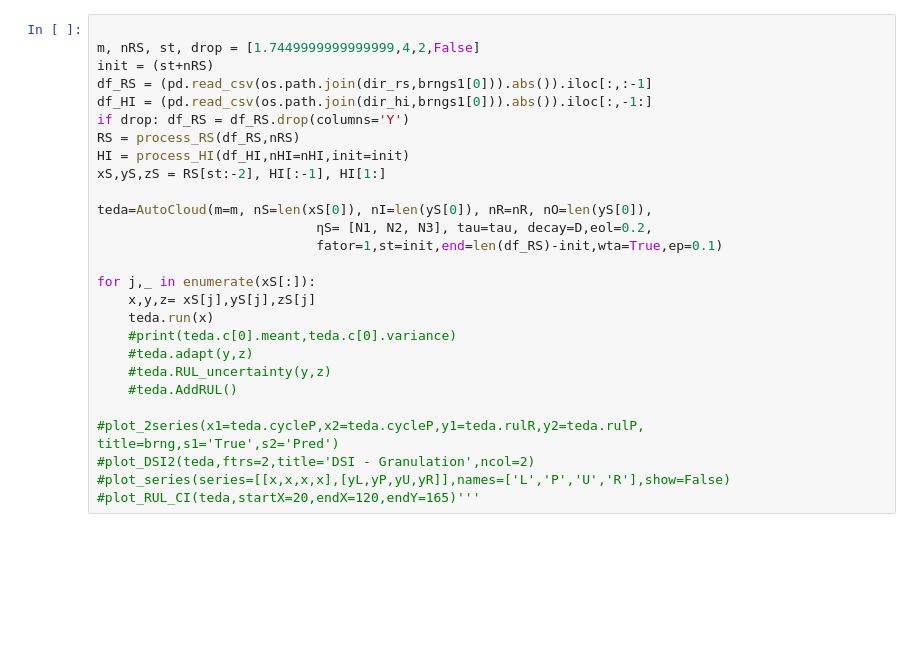
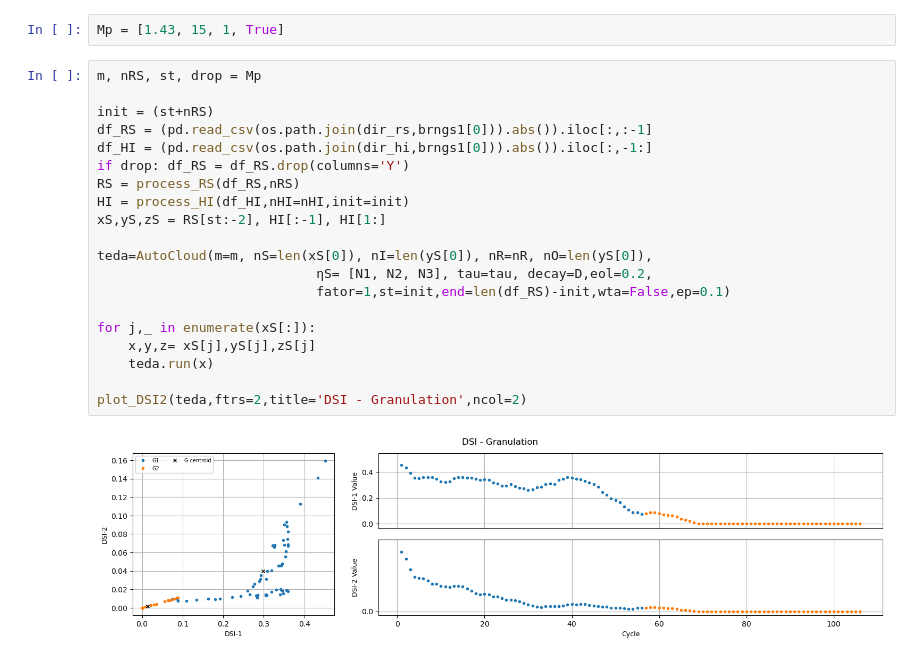
Before and after one commit to cduartes0203/Batteries_Prognostics, a Jupyter notebook: test_AutoCloudPred_R01.ipynb, the cells around one changed output. Drawn from its saved outputs; the diff is of its cells as text; blank space fills up the shorter version.

```diff
--- a/test_AutoCloudPred_R01.ipynb
+++ b/test_AutoCloudPred_R01.ipynb
@@ -80,27 +98,24 @@ print('Erro:', study.best_value, 'parameters: ', Mp)'''
+# %%
+Mp = [1.43, 15, 1, True]
 # %%
+m, nRS, st, drop = Mp
 
-m, nRS, st, drop = [1.7449999999999999,4,2,False]
 init = (st+nRS)
 df_RS = (pd.read_csv(os.path.join(dir_rs,brngs1[0])).abs()).iloc[:,:-1]
 df_HI = (pd.read_csv(os.path.join(dir_hi,brngs1[0])).abs()).iloc[:,-1:]
 if drop: df_RS = df_RS.drop(columns='Y')
 RS = process_RS(df_RS,nRS)
 HI = process_HI(df_HI,nHI=nHI,init=init)
 xS,yS,zS = RS[st:-2], HI[:-1], HI[1:]
 
 teda=AutoCloud(m=m, nS=len(xS[0]), nI=len(yS[0]), nR=nR, nO=len(yS[0]),
                             ηS= [N1, N2, N3], tau=tau, decay=D,eol=0.2,
-                            fator=1,st=init,end=len(df_RS)-init,wta=True,ep=0.1)
+                            fator=1,st=init,end=len(df_RS)-init,wta=False,ep=0.1)
 
 for j,_ in enumerate(xS[:]):
     x,y,z= xS[j],yS[j],zS[j]
     teda.run(x)
-    #print(teda.c[0].meant,teda.c[0].variance)
-    #teda.adapt(y,z)
-    #teda.RUL_uncertainty(y,z)
-    #teda.AddRUL()
 
-#plot_2series(x1=teda.cycleP,x2=teda.cycleP,y1=teda.rulR,y2=teda.rulP, title=brng,s1='True',s2='Pred')
-#plot_DSI2(teda,ftrs=2,title='DSI - Granulation',ncol=2)
-#plot_series(series=[[x,x,x,x],[yL,yP,yU,yR]],names=['L','P','U','R'],show=False)
-#plot_RUL_CI(teda,startX=20,endX=120,endY=165)'''
+plot_DSI2(teda,ftrs=2,title='DSI - Granulation',ncol=2)
+# %% [output]
+[figure, added]
```
Also changed, not shown: parts of 5 cells of this notebook, 2 other files.
